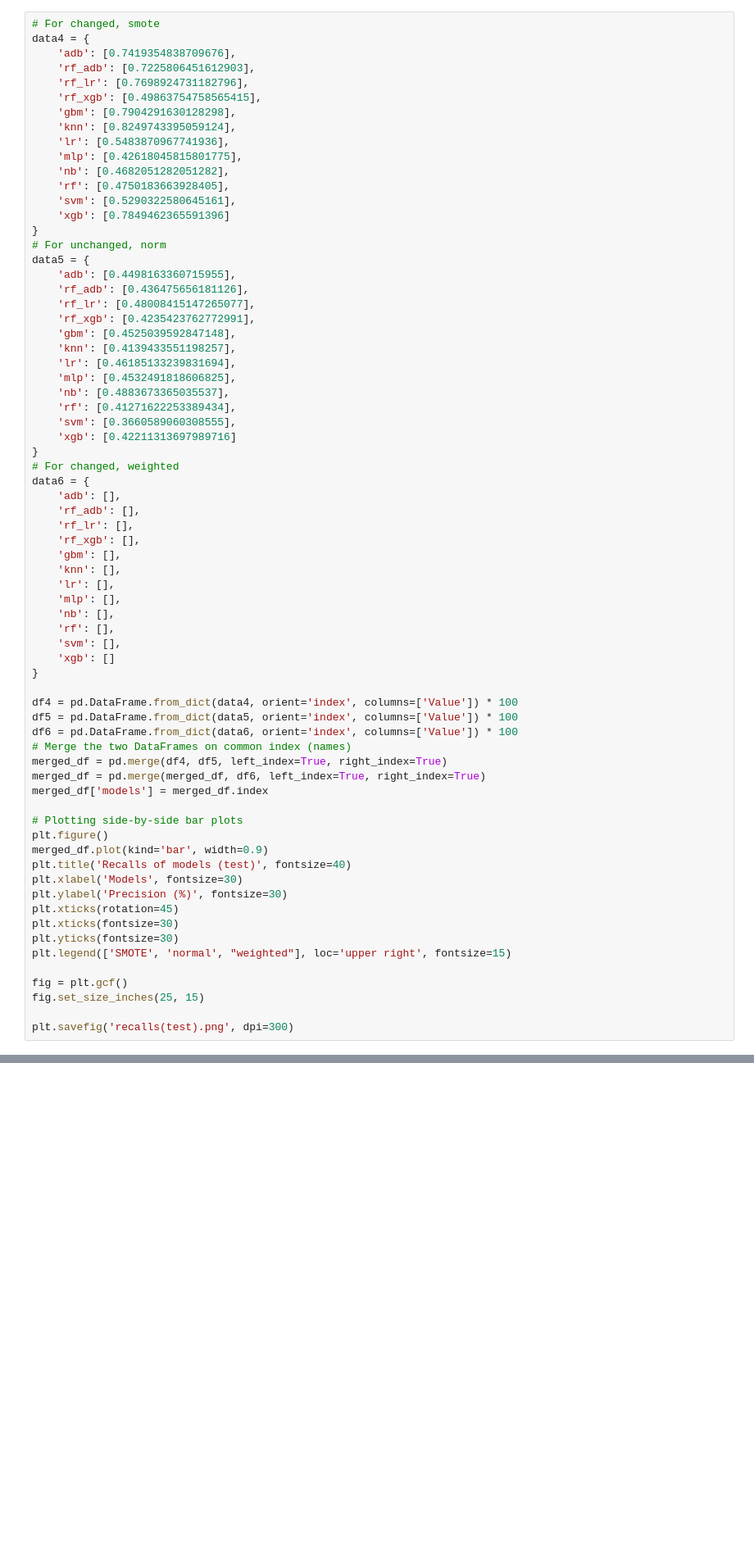
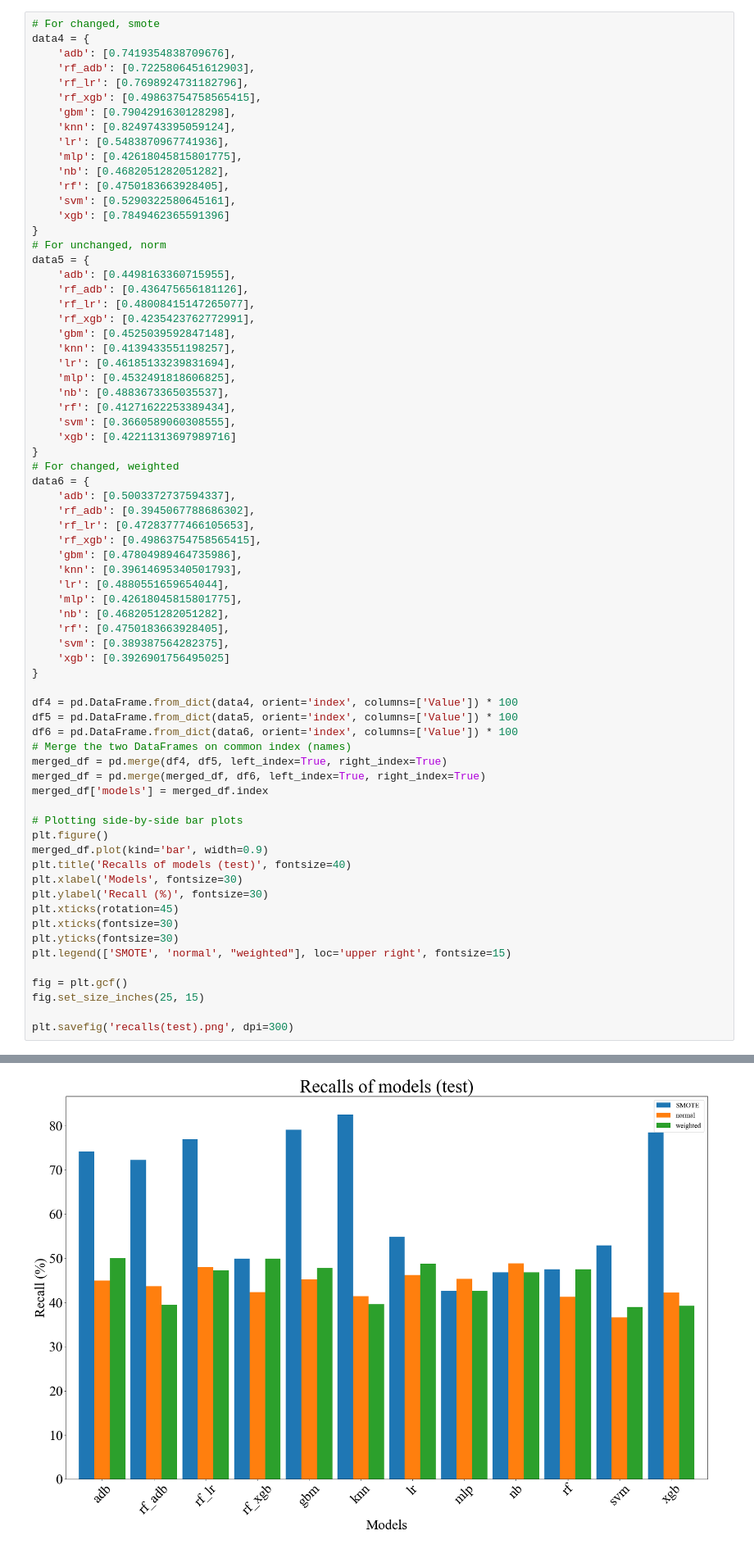
Before and after one commit to Malsory/NPF_project_arctic, a Jupyter notebook: NPF_project_arctic/tables/recall_plotter.ipynb, the cells around one changed output, grey strips where cells are left out. Shown: that part at 82% size. Cells and saved outputs as stored; diff of their text form; blank space fills up the shorter version.

```diff
--- a/NPF_project_arctic/tables/recall_plotter.ipynb
+++ b/NPF_project_arctic/tables/recall_plotter.ipynb
@@ -110,18 +110,18 @@ data5 = {
 }
 # For changed, weighted
 data6 = {
-    'adb': [],
-    'rf_adb': [],
-    'rf_lr': [],
-    'rf_xgb': [],
-    'gbm': [],
-    'knn': [],
-    'lr': [],
-    'mlp': [],
-    'nb': [],
-    'rf': [],
-    'svm': [],
-    'xgb': []
+    'adb': [0.5003372737594337],
+    'rf_adb': [0.3945067788686302],
+    'rf_lr': [0.47283777466105653],
+    'rf_xgb': [0.49863754758565415],
+    'gbm': [0.47804989464735986],
+    'knn': [0.39614695340501793],
+    'lr': [0.4880551659654044],
+    'mlp': [0.42618045815801775],
+    'nb': [0.4682051282051282],
+    'rf': [0.4750183663928405],
+    'svm': [0.389387564282375],
+    'xgb': [0.3926901756495025]
 }
 
 df4 = pd.DataFrame.from_dict(data4, orient='index', columns=['Value']) * 100
@@ -137,7 +137,7 @@ plt.figure()
 merged_df.plot(kind='bar', width=0.9)
 plt.title('Recalls of models (test)', fontsize=40)
 plt.xlabel('Models', fontsize=30)
-plt.ylabel('Precision (%)', fontsize=30)
+plt.ylabel('Recall (%)', fontsize=30)
 plt.xticks(rotation=45)
 plt.xticks(fontsize=30)
 plt.yticks(fontsize=30)
@@ -147,3 +147,4 @@ fig = plt.gcf()
 fig.set_size_inches(25, 15)
 
 plt.savefig('recalls(test).png', dpi=300)
+# %% [output]
@@ -149,0 +152 @@ plt.savefig('recalls(test).png', dpi=300)
+[figure, added]
```
Also changed, not shown: parts of 2 cells of this notebook, 2 other files.
